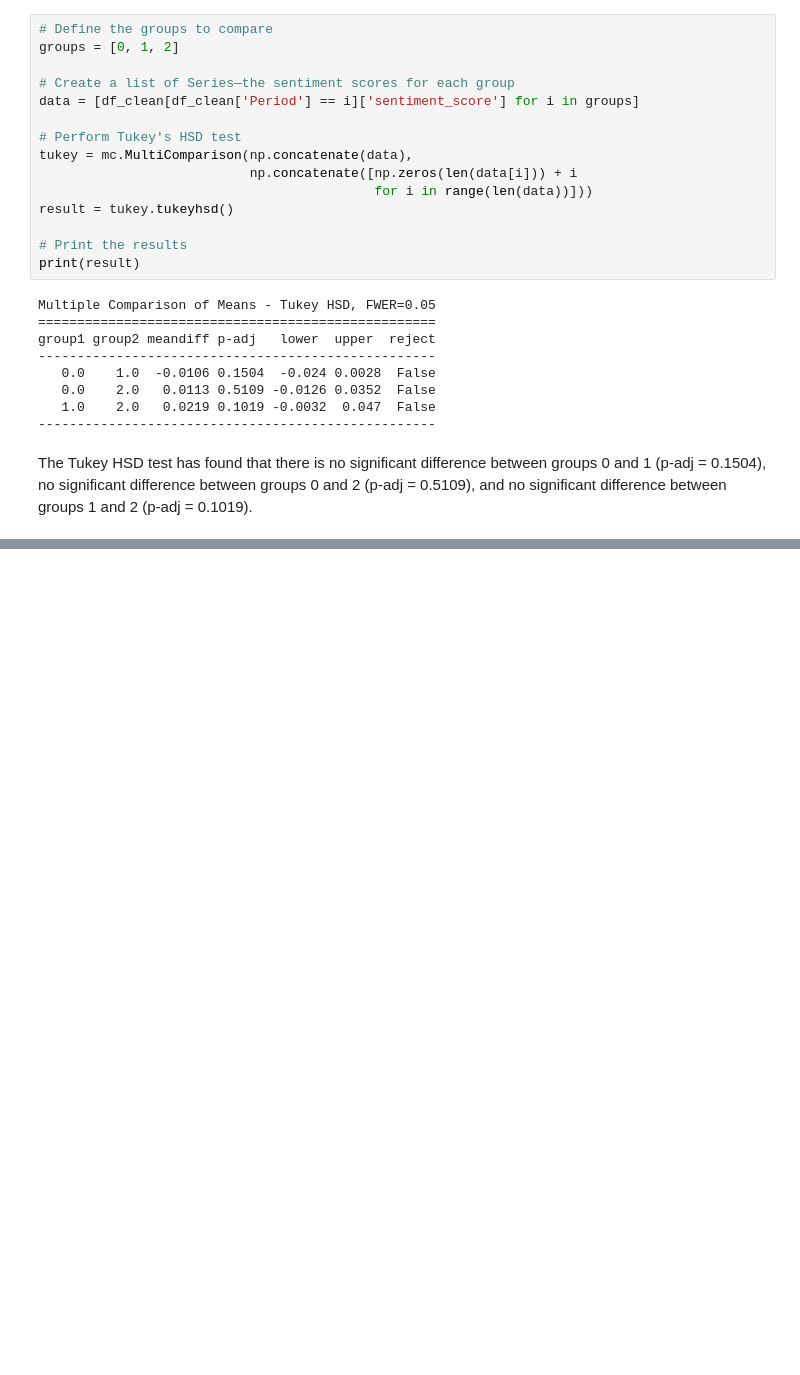
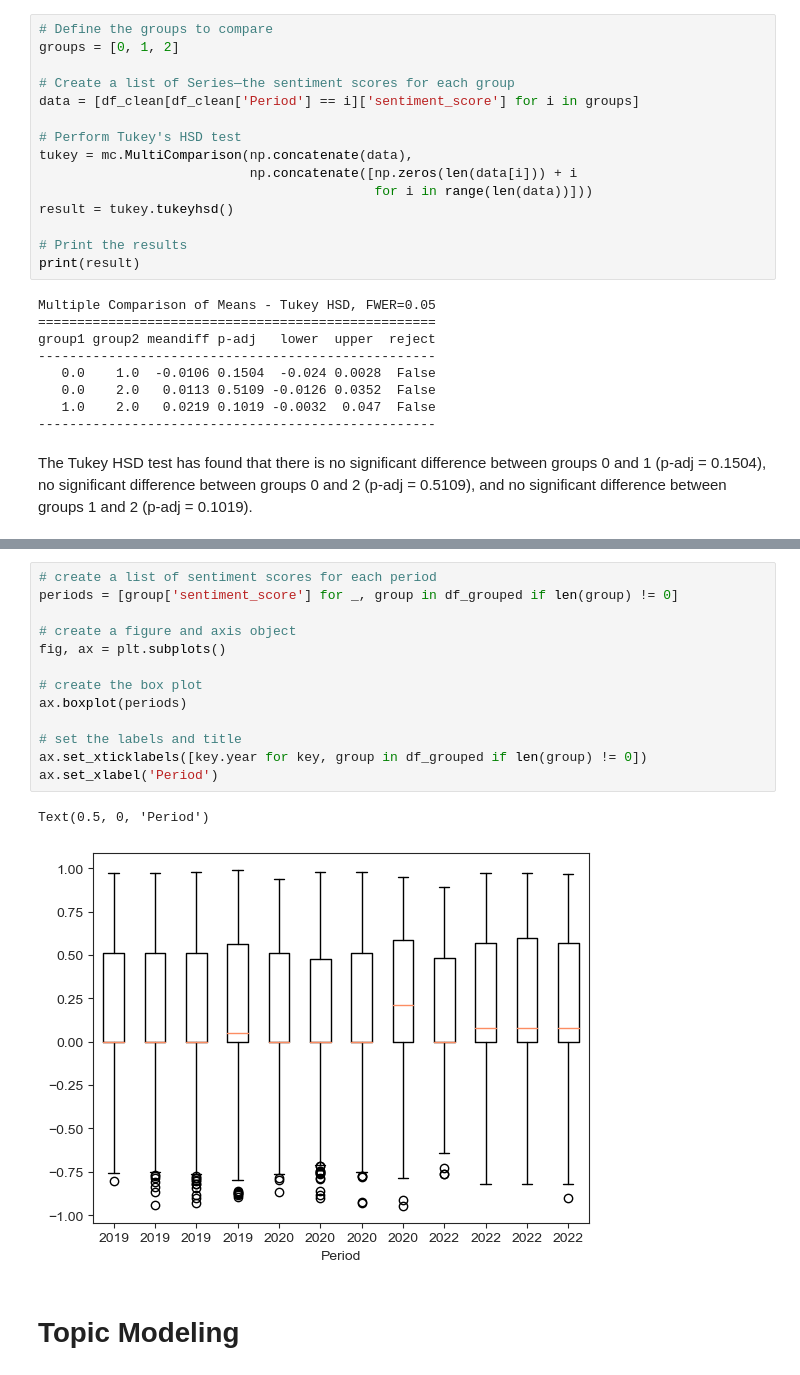
Before and after one commit to macs30200-s23/fitspiration-tweets-project, a Jupyter notebook: analysis/analyze.ipynb, the cells around one changed output, grey strips where cells are left out. Cells and saved outputs as stored; diff of their text form; blank space fills up the shorter version.

```diff
--- a/analysis/analyze.ipynb
+++ b/analysis/analyze.ipynb
@@ -174,0 +300,18 @@ The Tukey HSD test has found that there is no significant difference between gro
+# %%
+# create a list of sentiment scores for each period
+periods = [group['sentiment_score'] for _, group in df_grouped if len(group) != 0]
+
+# create a figure and axis object
+fig, ax = plt.subplots()
+
+# create the box plot
+ax.boxplot(periods)
+
+# set the labels and title
+ax.set_xticklabels([key.year for key, group in df_grouped if len(group) != 0])
+ax.set_xlabel('Period')
+# %% [output]
+Text(0.5, 0, 'Period')
+[figure, added]
+# %% [markdown]
+# Topic Modeling
```
Also changed, not shown: parts of 20 cells of this notebook, 2 other files.
